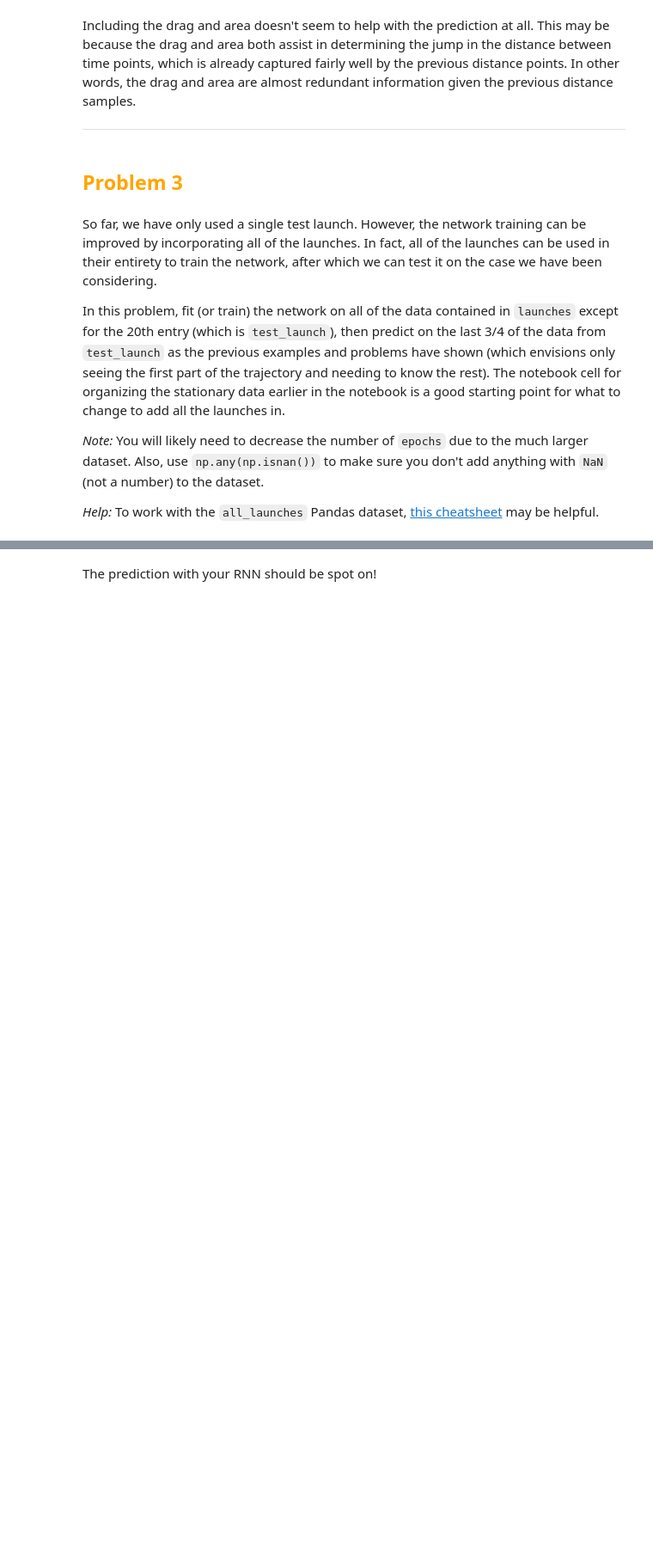
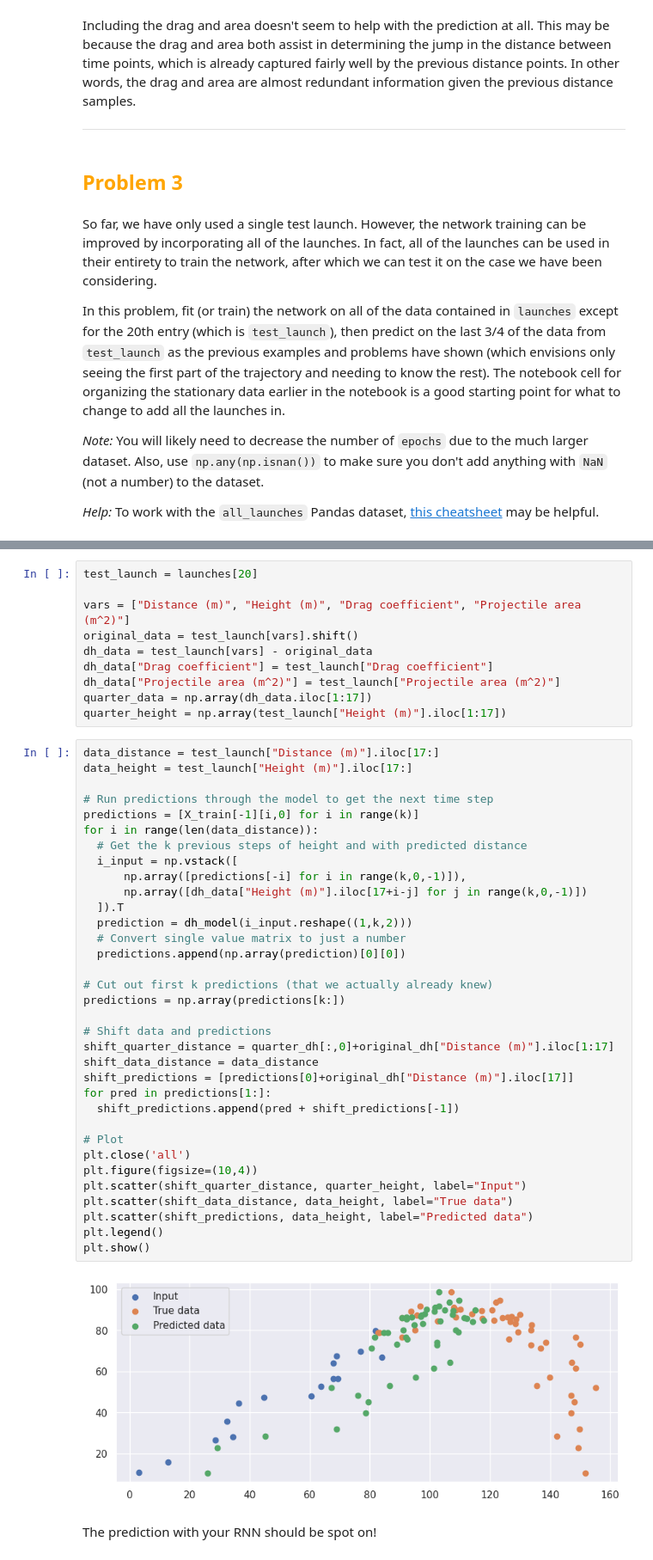
Before and after one commit to DhruvSharmaUIUC/PHYS450_MLP, a Jupyter notebook: _sources/homework/Homework_06.ipynb, the cells around one changed output, grey strips where cells are left out. Shown at 86% size. Saved outputs shown, nothing was run; the diff lists cells and outputs as text; blank space fills up the shorter version.

```diff
--- a/_sources/homework/Homework_06.ipynb
+++ b/_sources/homework/Homework_06.ipynb
@@ -373,3 +607,49 @@ raise NotImplementedError()
+# %%
+test_launch = launches[20]
+
+vars = ["Distance (m)", "Height (m)", "Drag coefficient", "Projectile area (m^2)"]
+original_data = test_launch[vars].shift()
+dh_data = test_launch[vars] - original_data
+dh_data["Drag coefficient"] = test_launch["Drag coefficient"]
+dh_data["Projectile area (m^2)"] = test_launch["Projectile area (m^2)"]
+quarter_data = np.array(dh_data.iloc[1:17])
+quarter_height = np.array(test_launch["Height (m)"].iloc[1:17])
+# %%
+data_distance = test_launch["Distance (m)"].iloc[17:]
+data_height = test_launch["Height (m)"].iloc[17:]
+
+# Run predictions through the model to get the next time step
+predictions = [X_train[-1][i,0] for i in range(k)]
+for i in range(len(data_distance)):
+  # Get the k previous steps of height and with predicted distance
+  i_input = np.vstack([
+      np.array([predictions[-i] for i in range(k,0,-1)]),
+      np.array([dh_data["Height (m)"].iloc[17+i-j] for j in range(k,0,-1)])
+  ]).T
+  prediction = dh_model(i_input.reshape((1,k,2)))
+  # Convert single value matrix to just a number
+  predictions.append(np.array(prediction)[0][0])
+
+# Cut out first k predictions (that we actually already knew)
+predictions = np.array(predictions[k:])
+
+# Shift data and predictions
+shift_quarter_distance = quarter_dh[:,0]+original_dh["Distance (m)"].iloc[1:17]
+shift_data_distance = data_distance
+shift_predictions = [predictions[0]+original_dh["Distance (m)"].iloc[17]]
+for pred in predictions[1:]:
+  shift_predictions.append(pred + shift_predictions[-1])
+
+# Plot
+plt.close('all')
+plt.figure(figsize=(10,4))
+plt.scatter(shift_quarter_distance, quarter_height, label="Input")
+plt.scatter(shift_data_distance, data_height, label="True data")
+plt.scatter(shift_predictions, data_height, label="Predicted data")
+plt.legend()
+plt.show()
+# %% [output]
+[figure, added]
 # %% [markdown]
 The prediction with your RNN should be spot on!
 # %% [markdown]
```
Also changed, not shown: parts of 15 cells of this notebook.
